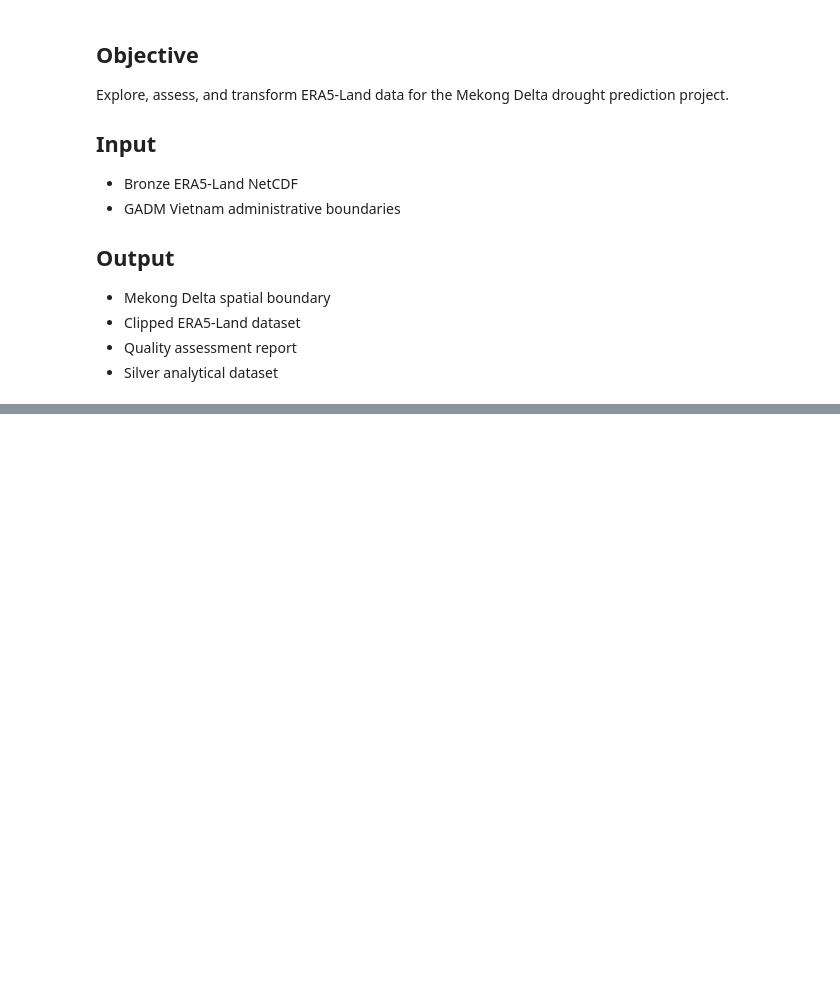
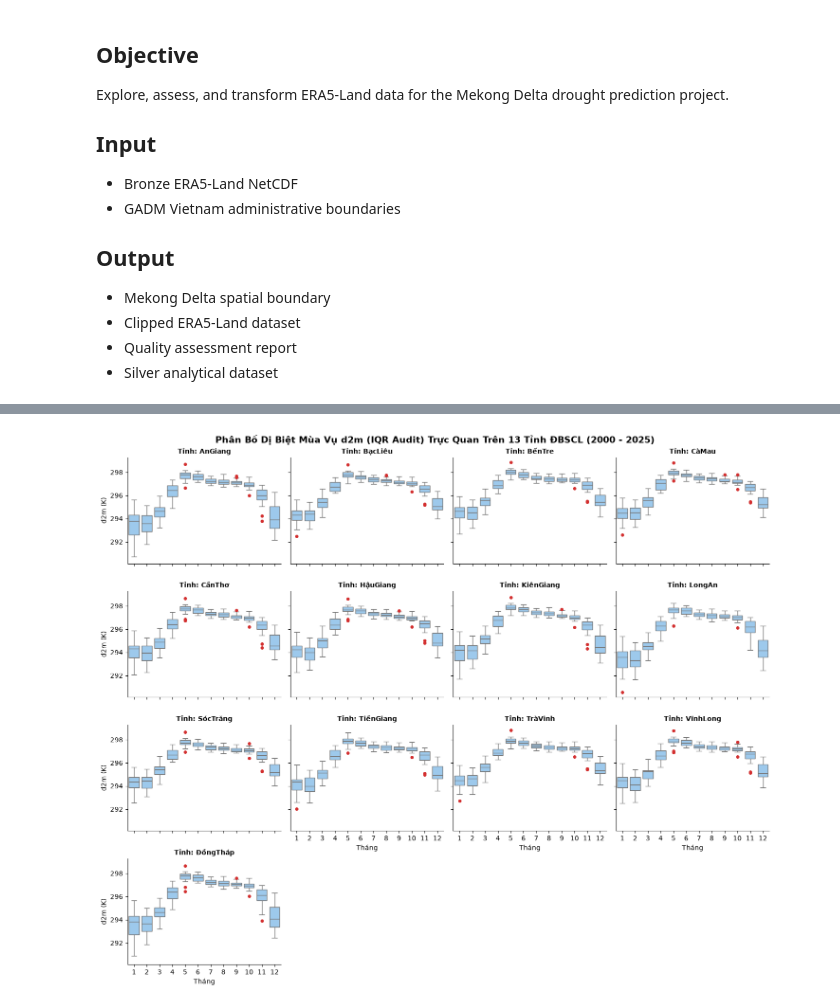
Before and after one commit to TThuyTrang/Drought-Prediction, a Jupyter notebook: notebooks/02_silver_transformation.ipynb, the cells around one changed output, grey strips where cells are left out. Drawn from its saved outputs; the diff is of its cells as text; code cells hidden in the pictures; blank space fills up the shorter version.

```diff
--- a/notebooks/02_silver_transformation.ipynb
+++ b/notebooks/02_silver_transformation.ipynb
@@ -1673,0 +661,78 @@ print(json.dumps(bronze_metadata, indent=2, ensure_ascii=False))
+# %%
+# ==============================================================================
+# CELL 6B: SPATIAL FACET GRID - TRỰC QUAN HÓA DỊ BIỆT MÙA VỤ CHO 13 TỈNH ĐBSCL
+# ==============================================================================
+import geopandas as gpd
+from shapely.geometry import Point
+
+# ------------------------------------------------------------------------------
+# BƯỚC 1: MAPPING TỌA ĐỘ ERA5-LAND VỚI BAN HÀNH CHÍNH 13 TỈNH
+# ------------------------------------------------------------------------------
+# Lấy danh sách các ô lưới unique
+unique_grids = analysis_df[["latitude", "longitude"]].drop_duplicates()
+
+# Tạo GeoDataFrame cho các điểm lưới
+geometry = [
+    Point(xy) for xy in zip(unique_grids["longitude"], unique_grids["latitude"])
+]
+grid_gdf = gpd.GeoDataFrame(unique_grids, geometry=geometry, crs="EPSG:4326")
+
+# Spatial Join với mekong_gdf (13 tỉnh)
+grid_with_province = gpd.sjoin(
+    grid_gdf, mekong_gdf[["NAME_1", "geometry"]], how="inner", predicate="within"
+)
+
+# Merge tên tỉnh back lại vào analysis_df
+analysis_with_prov = analysis_df.merge(
+    grid_with_province[["latitude", "longitude", "NAME_1"]],
+    on=["latitude", "longitude"],
+    how="inner",
+)
+
+# ------------------------------------------------------------------------------
+# BƯỚC 2: VẼ BIỂU ĐỒ BOXPLOT 13 TỈNH (FACET GRID)
+# ------------------------------------------------------------------------------
+# Lấy trung bình giá trị d2m theo Tỉnh x Tháng x Năm để vẽ mượt hơn
+prov_monthly = (
+    analysis_with_prov.groupby(["NAME_1", "month", "valid_time"])["d2m"]
+    .mean()
+    .reset_index()
+)
+
+# Cấu hình FacetGrid (4 cột x 4 hàng)
+g = sns.FacetGrid(
+    prov_monthly,
+    col="NAME_1",
+    col_wrap=4,
+    height=3,
+    aspect=1.2,
+    sharey=True,
+)
+
+# Vẽ Boxplot 12 tháng cho từng tỉnh
+g.map_dataframe(
+    sns.boxplot,
+    x="month",
+    y="d2m",
+    color="#90caf9",
+    flierprops={
+        "markerfacecolor": "#d32f2f",
+        "markeredgecolor": "#d32f2f",
+        "markersize": 4,
+    },
+)
+
+# Tinh chỉnh giao diện
+g.set_axis_labels("Tháng", "d2m (K)")
+g.set_titles(col_template="Tỉnh: {col_name}", weight="bold", size=10)
+g.fig.subplots_adjust(top=0.9)
+g.fig.suptitle(
+    "Phân Bố Dị Biệt Mùa Vụ d2m (IQR Audit) Trực Quan Trên 13 Tỉnh ĐBSCL (2000 - 2025)",
+    fontsize=14,
+    fontweight="bold",
+)
+
+plt.tight_layout()
+plt.show()
+# %% [output]
+[figure, added]
```
Also changed, not shown: parts of 97 cells of this notebook, 19 other files.
